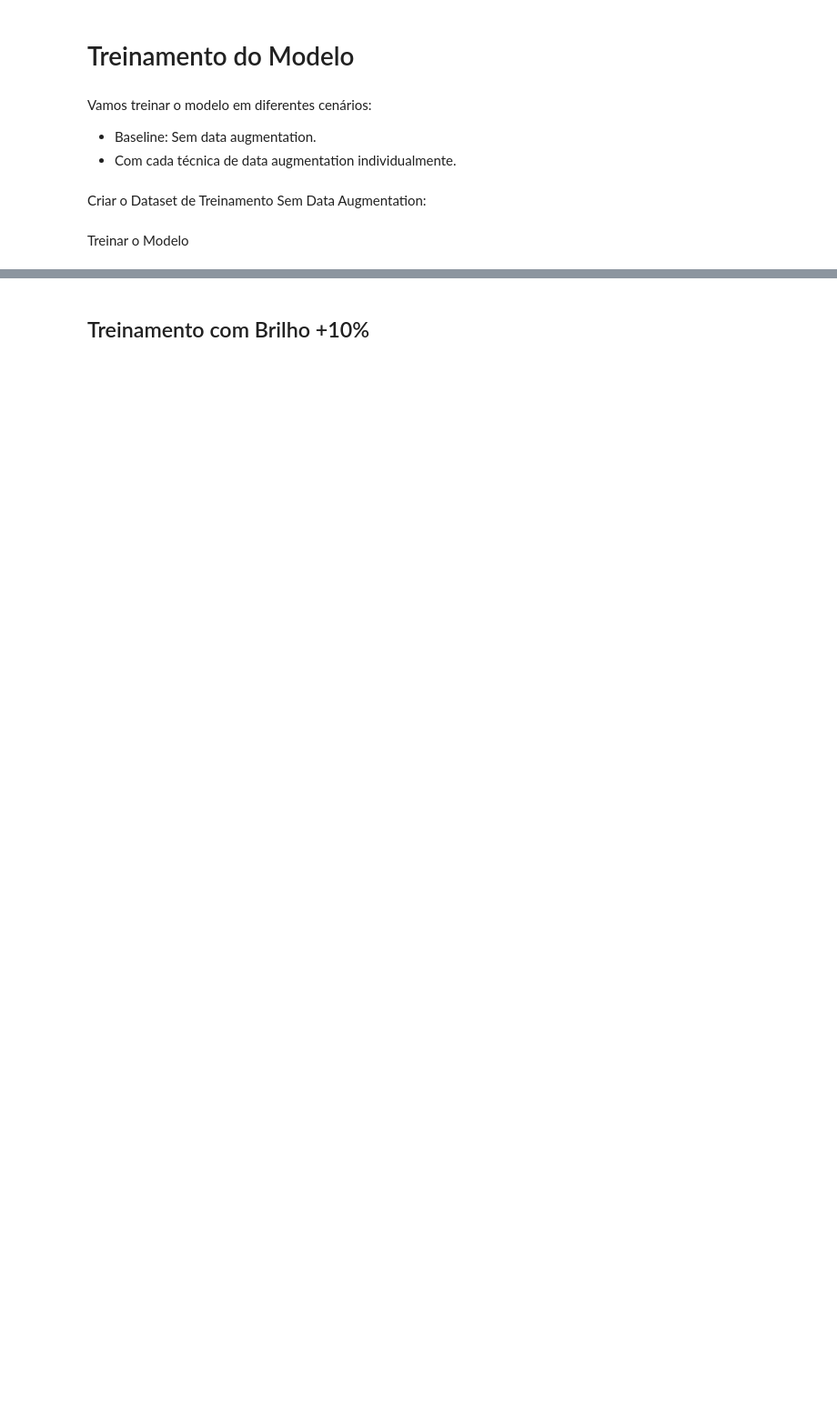
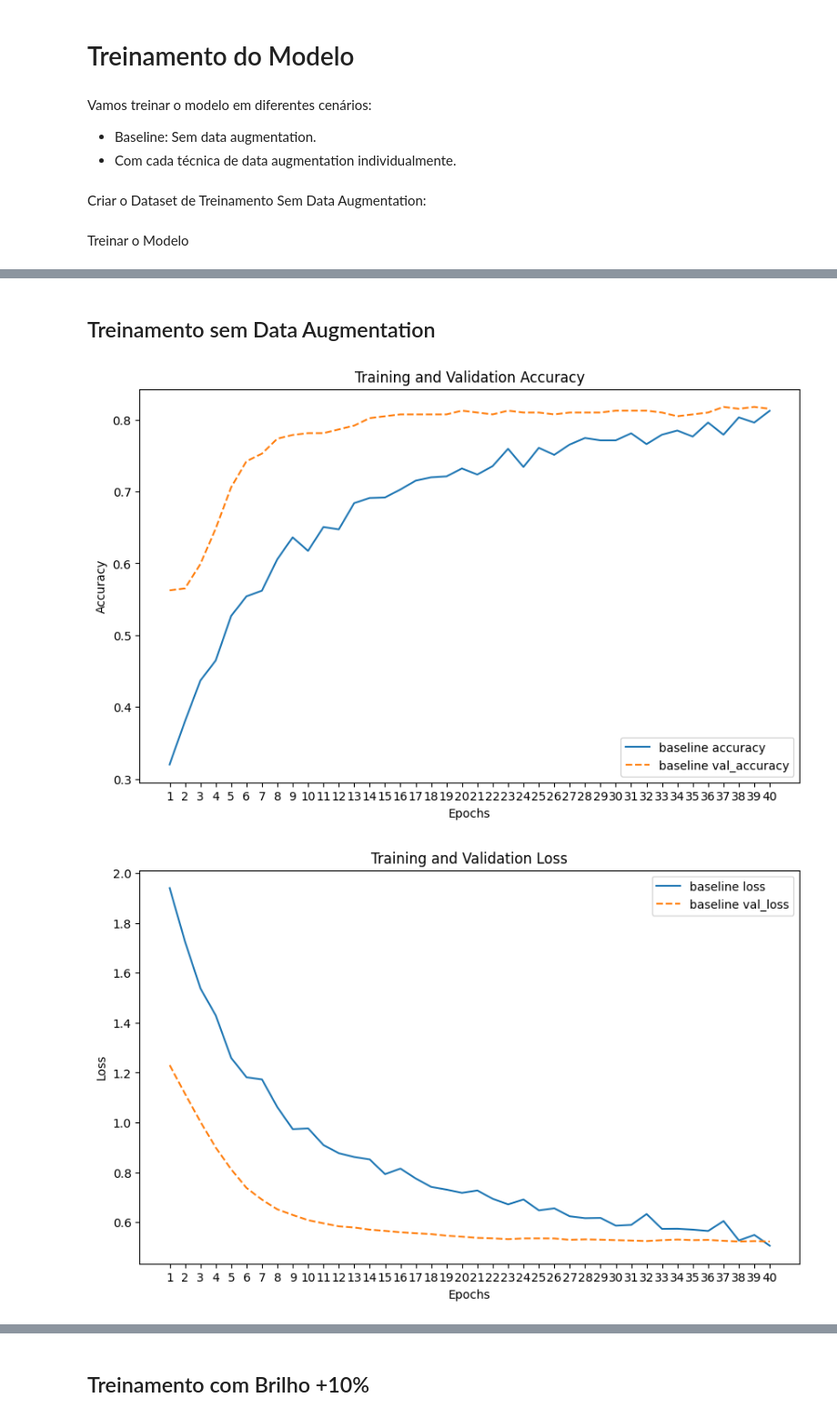
Before and after one commit to ArthurrCr/projeto_classificacao_artefatos, a Jupyter notebook: notebooks/_treinamento_modelo.ipynb, the cells around one changed output, grey strips where cells are left out. Shown at 91% size. Cells and saved outputs as stored; diff of their text form; code cells hidden in the pictures; blank space fills up the shorter version.

```diff
--- a/notebooks/_treinamento_modelo.ipynb
+++ b/notebooks/_treinamento_modelo.ipynb
@@ -33,18 +72,19 @@ Neste notebook, realizaremos o treinamento de um modelo de classificação de im
 ---
 # %%
 # Diretórios de dados
-train_dir = '../dados/brutos/train'
-test_dir = '../dados/brutos/test'
+train_dir = '/content/projeto/dados/brutos/train'
+test_dir = '/content/projeto/dados/brutos/test'
 
 # Lista das classes
 classes = ['classe1_Vidro', 'classe2_Ceramica', 'classe3_Litico', 'classe4_Louca']
 
 # Mapeamento das classes para índices
 class_indices = {cls_name: idx for idx, cls_name in enumerate(classes)}
+class_names = list(class_indices.keys())
 
 # Parâmetros do modelo
 batch_size = 32
 img_height = 256
 img_width = 256
 num_classes = len(classes)
-epochs = 10
+epochs = 40
@@ -341,0 +335,14 @@ histories['fixed_rotation_minus_10'] = history_fixed_rotation_minus_10
+# %%
+def load_history(history_path):
+    """
+    Carrega o histórico de treinamento a partir de um arquivo JSON.
+
+    Args:
+        history_path (str): Caminho para o arquivo de histórico.
+
+    Returns:
+        dict: Dicionário contendo as métricas de treinamento.
+    """
+    with open(history_path, 'r') as f:
+        history = json.load(f)
+    return history
@@ -341,0 +403,2 @@ histories['fixed_rotation_minus_10'] = history_fixed_rotation_minus_10
+# %% [markdown]
+## Treinamento sem Data Augmentation
@@ -341,0 +418,16 @@ histories['fixed_rotation_minus_10'] = history_fixed_rotation_minus_10
+# %%
+# Dicionário para armazenar os históricos carregados
+histories = {}
+
+# Carregar histórico Baseline
+histories['baseline'] = load_history('training_histories/history_baseline.json')
+
+# Envolver o histórico 'baseline' em um dicionário
+baseline_history = {'baseline': histories['baseline']}
+# %%
+# Plotar apenas o histórico 'baseline'
+plot_histories(baseline_history, metric='accuracy')
+plot_histories(baseline_history, metric='loss')
+# %% [output]
+[figure, added]
+[figure, added]
```
Also changed, not shown: parts of 171 cells of this notebook.
